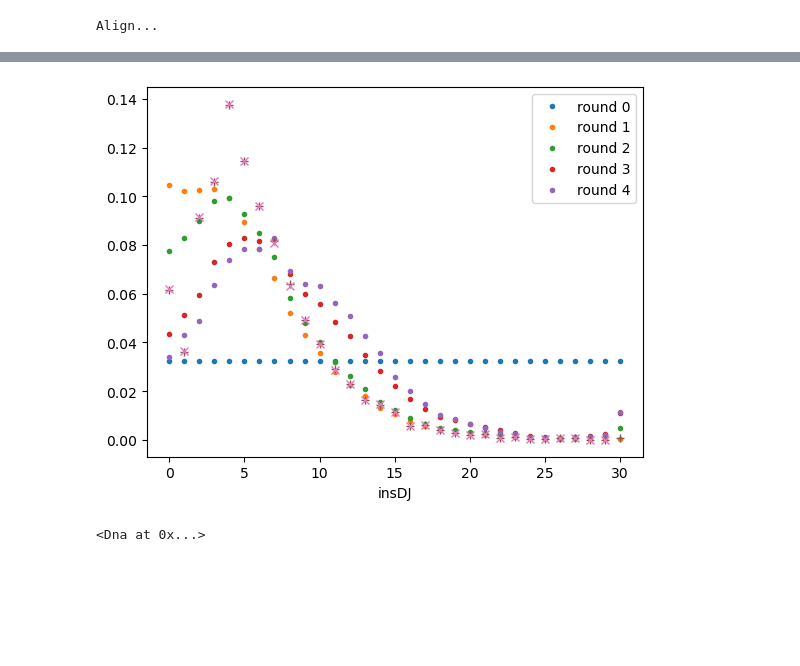
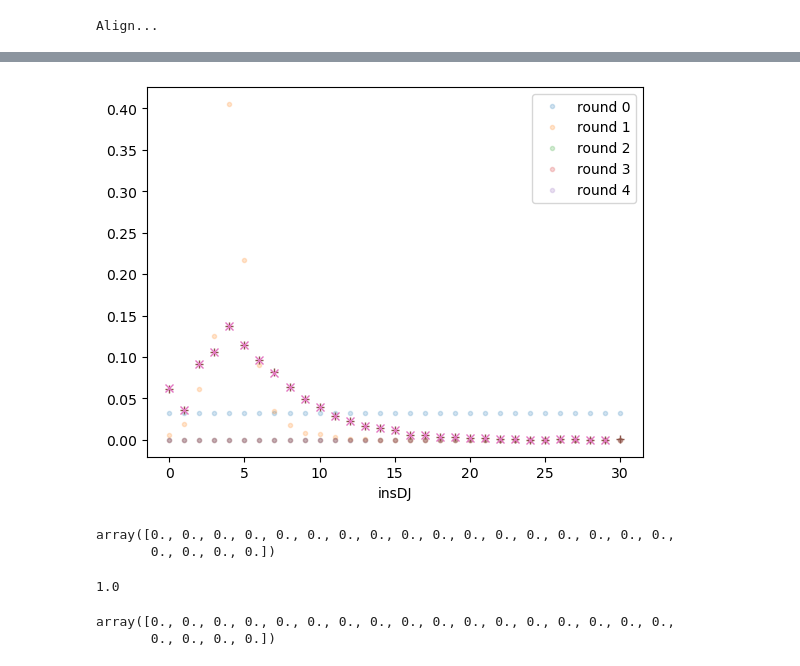
Before and after one commit to Thopic/righor, a Jupyter notebook: demo/Examples.ipynb, the cells around one changed output, grey strips where cells are left out. Saved outputs shown, nothing was run; the diff lists cells and outputs as text; code cells hidden in the pictures; blank space fills up the shorter version.

```diff
--- a/demo/Examples.ipynb
+++ b/demo/Examples.ipynb
@@ -306,7 +315,7 @@ seed = 42
 print("Generate...")
 generator = model.generator(seed)
 sequences = [generator.generate(True).full_seq
-             for a in tqdm(range(1000))]
+             for a in tqdm(range(1))]
 
 print("Align...")
 # first align the sequences
@@ -328,28 +352,38 @@ Infer...
 # %%
 from collections import Counter
 import numpy as np
 lst = []
 
 for _ in range(1000000):
     lst += [len(generator.generate(False).recombination_event.insdj.get_string())]
 dct = Counter(lst)
 result_gen = np.array([dct[ii] if ii in dct else 0 for ii in range(30) ])
 result_gen = result_gen / result_gen.sum()
 
 fig, ax = plt.subplots()
 pinsdj = model.p_ins_dj
 for ii in range(5):
     pinsdj_inf = models[ii].p_ins_dj
-    ax.plot(pinsdj_inf, '.', label = f"round {ii}")
+    ax.plot(pinsdj_inf, '.', label = f"round {ii}", alpha=0.2)
 ax.plot(pinsdj, '+')
 ax.plot(result_gen, 'x')
 
 ax.set_xlabel("insDJ")
 plt.legend()
 plt.show()
 # %% [output]
-[figure, old version]
+[figure, new version]
-# %%
-a
-# %% [output]
-<Dna at 0x...>
+# %%
+models[1].p_del_v_given_v[:, 32]
+# %% [output]
+array([0., 0., 0., 0., 0., 0., 0., 0., 0., 0., 0., 0., 0., 0., 0., 0., 0.,
+       0., 0., 0., 0.])
+# %%
+models[1].p_v[32]
+# %% [output]
+1.0
+# %%
+models[1].p_del_v_given_v[:, 32]
+# %% [output]
+array([0., 0., 0., 0., 0., 0., 0., 0., 0., 0., 0., 0., 0., 0., 0., 0., 0.,
+       0., 0., 0., 0.])
```
Also changed, not shown: parts of 14 cells of this notebook, 3 other files.
